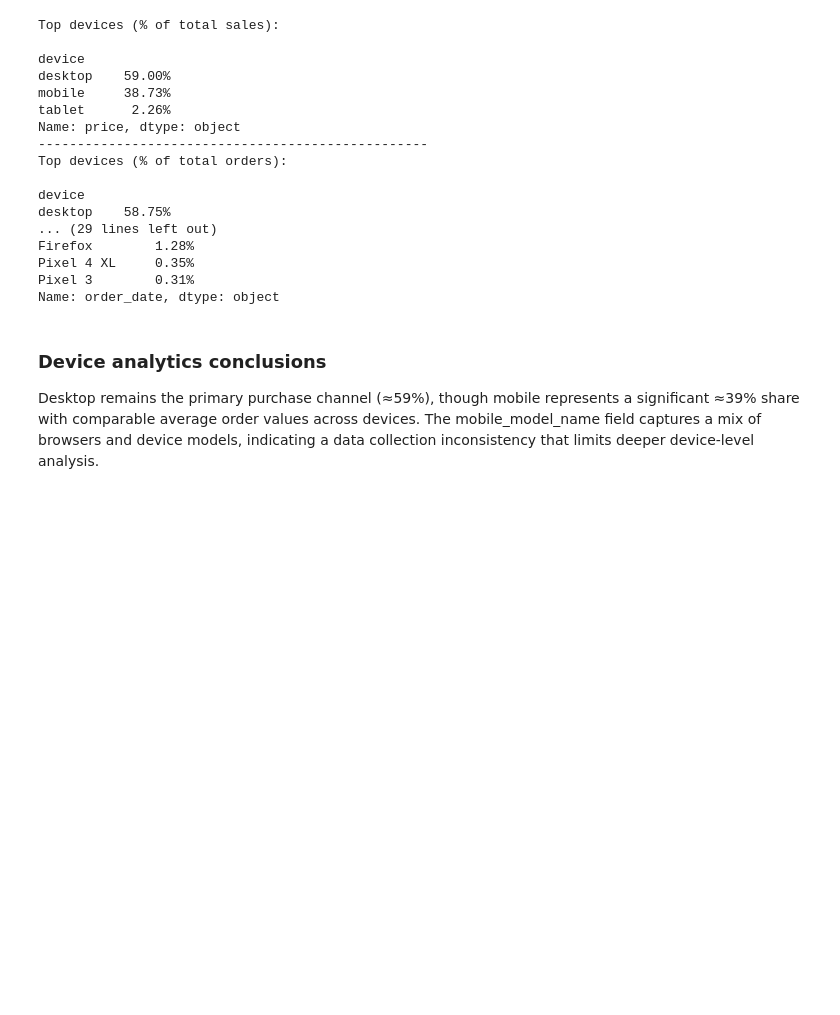
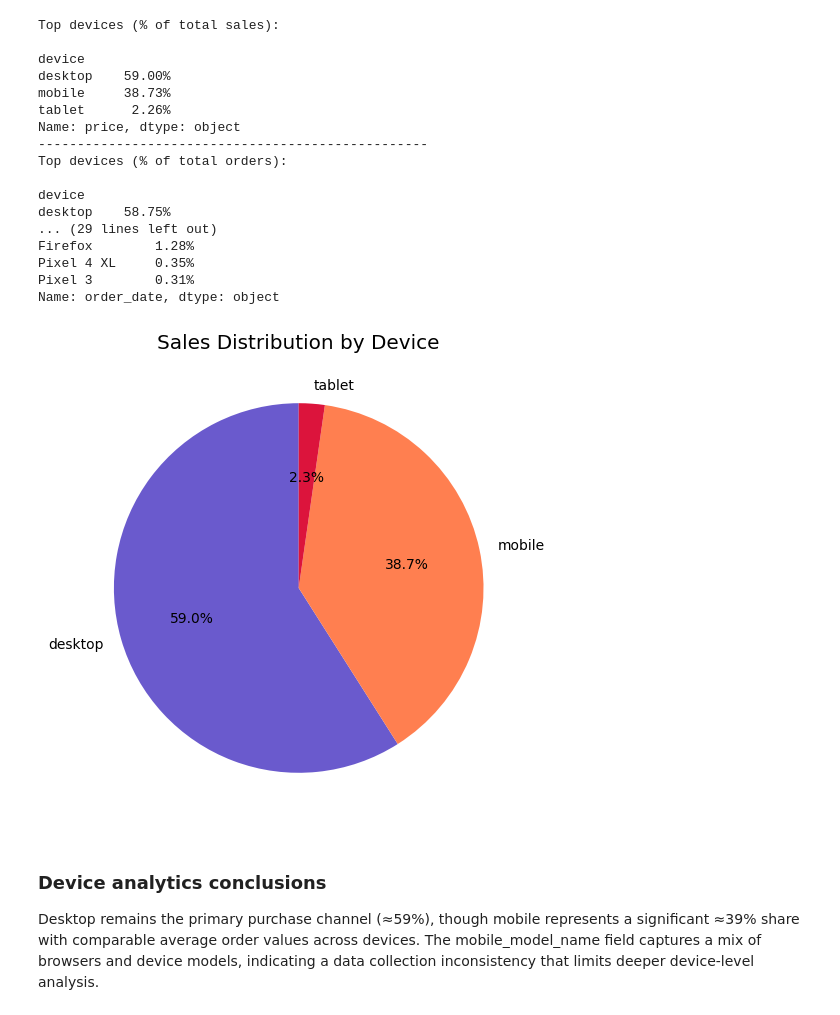
Before and after one commit to mvinegret/ecommerce_analytics_SQL_Python_Tableau, a Jupyter notebook: E-commerce Analytics.ipynb, the cells around one changed output. Cells and saved outputs as stored; diff of their text form; code cells hidden in the pictures; blank space fills up the shorter version.

```diff
--- a/E-commerce Analytics.ipynb
+++ b/E-commerce Analytics.ipynb
@@ -459,6 +504,15 @@ Firefox        1.28%
 Pixel 4 XL     0.35%
 Pixel 3        0.31%
 Name: order_date, dtype: object
+# %%
+device_sales = df.groupby('device', observed=True)['price'].sum().sort_values(ascending=False)
+
+plt.figure(figsize=(8, 6))
+plt.pie(device_sales.values, labels=device_sales.index, autopct='%1.1f%%', startangle=90, colors=['slateblue', 'coral', 'crimson'])
+plt.title('Sales Distribution by Device')
+plt.show()
+# %% [output]
+[figure, added]
 # %% [markdown]
 ### Device analytics conclusions
 
```
Also changed, not shown: parts of 10 cells of this notebook.
